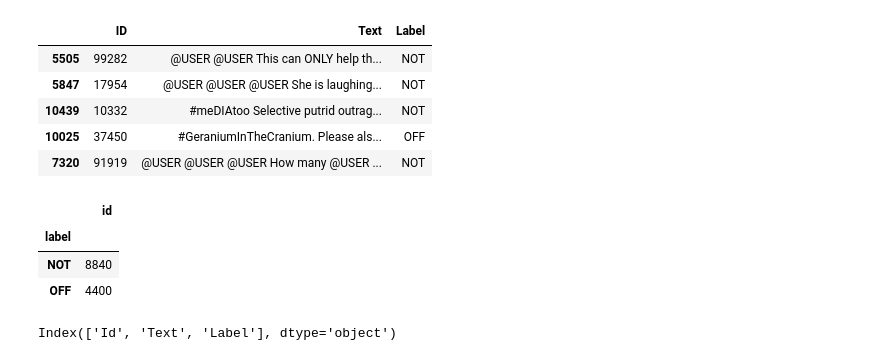
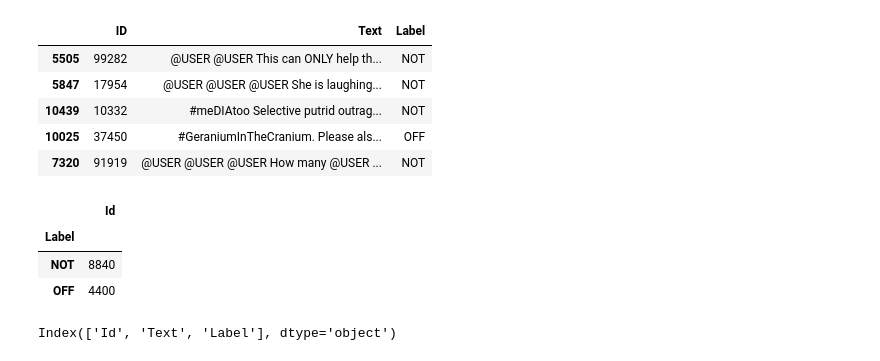
Before and after one commit to raaij/ma-course-subjectivity-mining, a Jupyter notebook: assignment2/Exploring the datasets.ipynb, the cells around one changed output. Drawn from its saved outputs; the diff is of its cells as text; code cells hidden in the pictures.

````diff
--- a/assignment2/Exploring the datasets.ipynb
+++ b/assignment2/Exploring the datasets.ipynb
@@ -30,9 +30,9 @@ The data directory should look like:
 ```
 # %%
 DESIRED_COLUMNS = [
-    'id',
-    'text',
-    'label'
+    'Id',
+    'Text',
+    'Label'
 ]
 # %% [markdown]
 ## TRAC2018
@@ -101,10 +101,10 @@ df_olid.sample(5, random_state=12345)
 # %%
 df_olid.columns = DESIRED_COLUMNS
 # %%
-df_olid.groupby('label')[['id']].count()
+df_olid.groupby('Label')[['Id']].count()
 # %% [output]
-|  | id |
-| label |  |
+|  | Id |
+| Label |  |
 | NOT | 8840 |
 | OFF | 4400 |
 # %%
````
Also changed, not shown: parts of 5 cells of this notebook.
